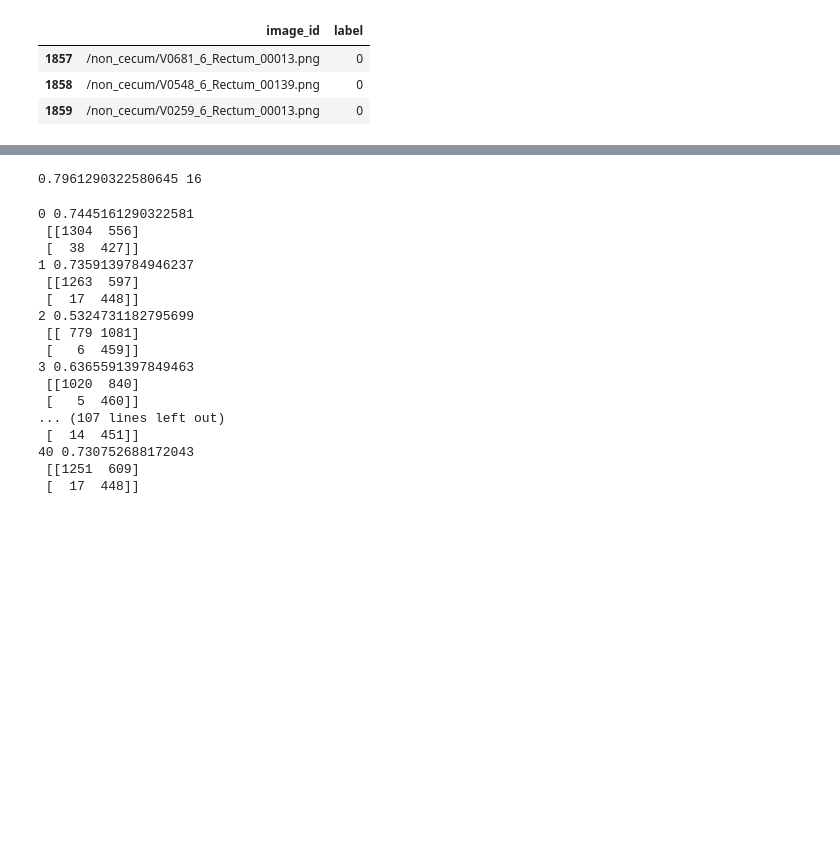
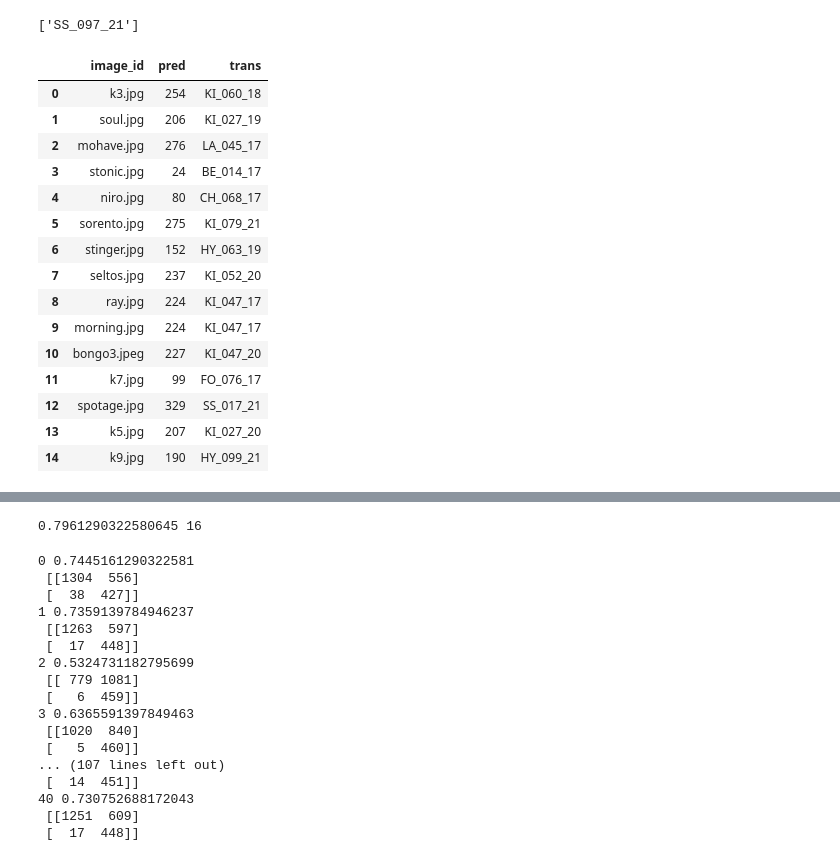
Before and after one commit to hojunking/efficientnet_pytorch, a Jupyter notebook: classification_inference_vid_frames.ipynb, the cells around one changed output, grey strips where cells are left out. Drawn from its saved outputs; the diff is of its cells as text; code cells hidden in the pictures; blank space fills up the shorter version.

```diff
--- a/classification_inference_vid_frames.ipynb
+++ b/classification_inference_vid_frames.ipynb
@@ -40,3 +40,23 @@ from sklearn.metrics import confusion_matrix
 from timm.data import resolve_data_config
 from timm.data.transforms_factory import create_transform
 import os
+# %%
+#path = '../Data/car_dataset_sample/'
+path = '../Data/car_dataset/'
+#path = '../../disk/data/car_dataset/'
+img_names = []
+img_labels = []
+
+for folder, subfolders, filenames in os.walk(path):
+    for img in filenames:
+        img_names.append(folder+'/'+img)
+        img_labels.append(img[9:18])
+
+print('Images: ',len(img_names))
+print("Image_labels:", len(img_labels))
+
+from sklearn.preprocessing import LabelEncoder
+
+# 라벨인코더 선언 및 Fitting
+le = LabelEncoder()
+le.fit(img_labels)
@@ -138,7 +199,4 @@ test.head(3)
-# %%
-test.tail(3)
-# %% [output]
-|  | image_id | label |
-| 1857 | /non_cecum/V0681_6_Rectum_00013.png | 0 |
-| 1858 | /non_cecum/V0548_6_Rectum_00139.png | 0 |
-| 1859 | /non_cecum/V0259_6_Rectum_00013.png | 0 |
+# %%
+print(le.inverse_transform([350]))
+# %% [output]
+['SS_097_21']
@@ -146,0 +209,19 @@ test.tail(3)
+# %%
+test
+# %% [output]
+|  | image_id | pred | trans |
+| 0 | k3.jpg | 254 | KI_060_18 |
+| 1 | soul.jpg | 206 | KI_027_19 |
+| 2 | mohave.jpg | 276 | LA_045_17 |
+| 3 | stonic.jpg | 24 | BE_014_17 |
+| 4 | niro.jpg | 80 | CH_068_17 |
+| 5 | sorento.jpg | 275 | KI_079_21 |
+| 6 | stinger.jpg | 152 | HY_063_19 |
+| 7 | seltos.jpg | 237 | KI_052_20 |
+| 8 | ray.jpg | 224 | KI_047_17 |
+| 9 | morning.jpg | 224 | KI_047_17 |
+| 10 | bongo3.jpeg | 227 | KI_047_20 |
+| 11 | k7.jpg | 99 | FO_076_17 |
+| 12 | spotage.jpg | 329 | SS_017_21 |
+| 13 | k5.jpg | 207 | KI_027_20 |
+| 14 | k9.jpg | 190 | HY_099_21 |
```
Also changed, not shown: parts of 25 cells of this notebook, 17 other files.
